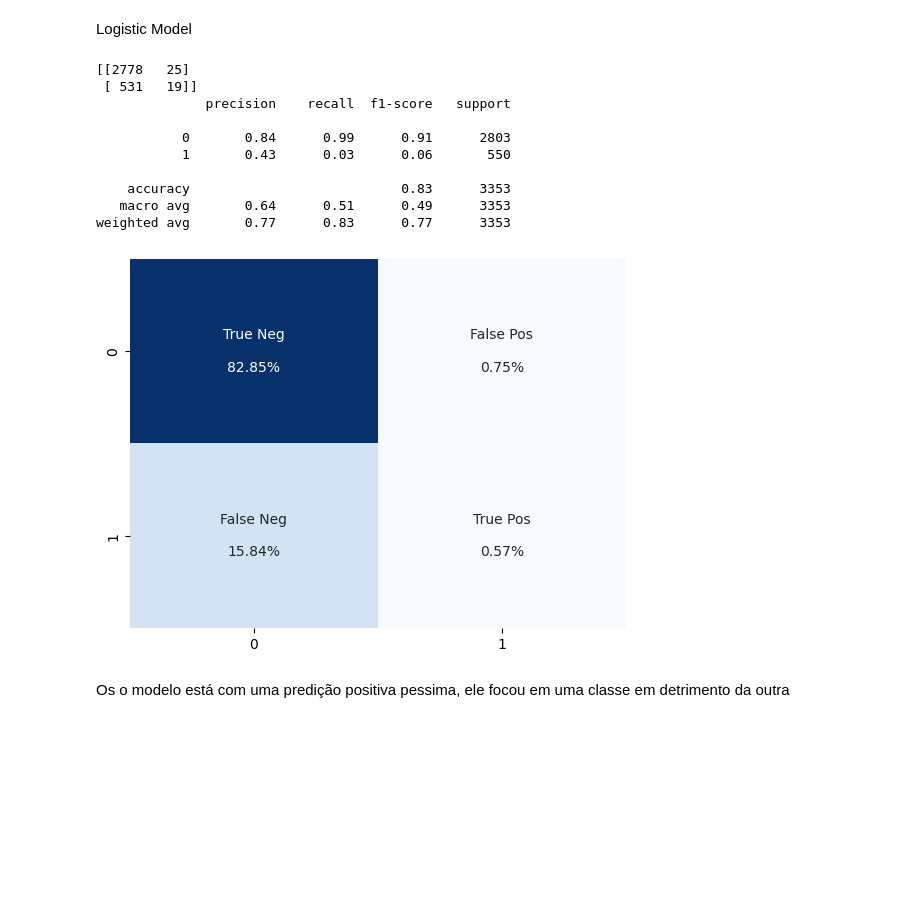
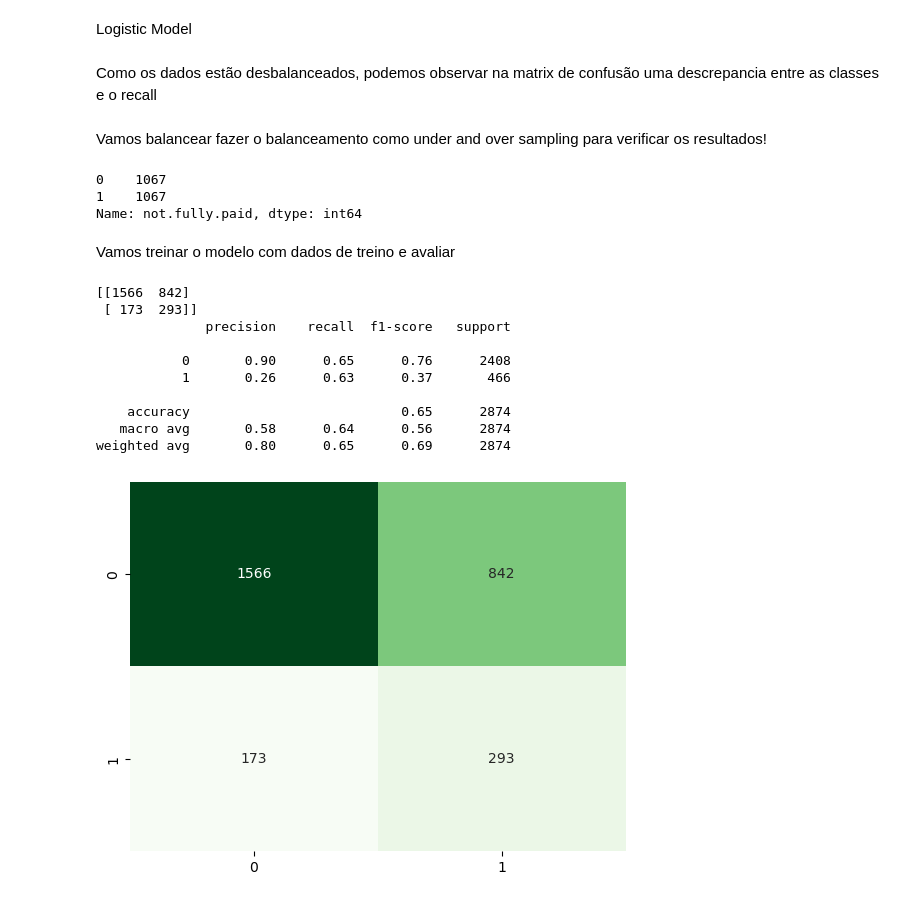
Before and after one commit to 7131HDMC/loan_risk, a Jupyter notebook: loan_risk.ipynb, the cells around one changed output. Drawn from its saved outputs; the diff is of its cells as text; code cells hidden in the pictures; blank space fills up the shorter version.

Commit message:
Test under-sampling with logistic and xgboost model to improve model

```diff
--- a/Projeto árvores de decisão e florestas aleatórias.ipynb
+++ b/loan_risk.ipynb
@@ -202,3 +203,10 @@ x_train, x_valid, y_train, y_valid = train_test_split(x, y, test_size=0.35)
+# %%
+features = df_final.columns[(df_final.columns != 'not.fully.paid')]
+
+x = df_final[features]
+y = df_final["not.fully.paid"]
+
+x_train, x_valid, y_train, y_valid = train_test_split(x, y, test_size=0.3, random_state=42)
 # %% [markdown]
 Function
 # %%
@@ -214,7 +222,7 @@ def confusion_matrix_heatmap(conf_mx, cmap="Blues", t_focus=True):
     if t_focus:
         off_diag_mask = np.fliplr(np.eye(*conf_mx.shape, dtype=bool))
 
-    map_sns = sns.heatmap(conf_mx, annot=labels, fmt="",  cmap=cmap, cbar=False,  mask=off_diag_mask)
+    map_sns = sns.heatmap(conf_mx, annot=True, fmt="",  cmap=cmap, cbar=False,  mask=off_diag_mask)
     # map_sns.set_yticklabels(map_sns.get_yticklabels(), va='center')
     # map_sns.patch.set_facecolor('green')
     # map_sns.patch.set_edgecolor('white')
@@ -222,11 +230,11 @@ def confusion_matrix_heatmap(conf_mx, cmap="Blues", t_focus=True):
 
     plt.show()
 
-def model_valid_report(model, y, pred, t_focus):
+def model_valid_report(model, y, pred, t_focus=True):
     conf_mx = confusion_matrix(y, pred)
     clf_report = classification_report(y, pred)
 
     print(conf_mx)
     print(clf_report)
 
-    confusion_matrix_heatmap(conf_mx, cmap="Blues",  t_focus=t_focus)
+    confusion_matrix_heatmap(conf_mx, cmap="Greens",  t_focus=t_focus)
@@ -235,6 +240,0 @@ Random Forest Classifier Model
-# %%
-rfc_model = RandomForestClassifier(n_estimators=20, n_jobs=-1, random_state=0)
-rfc_model.fit(x_train, y_train)
-
-preds_rfc = rfc_model.predict(x_valid)
-model_valid_report(rfc_model, y_valid, preds_rfc)
@@ -256,22 +241,34 @@ weighted avg       0.77      0.83      0.77      3353
 # %% [markdown]
 Logistic Model
+# %% [markdown]
+Como os dados estão desbalanceados, podemos observar na matrix de confusão uma descrepancia entre as classes e o recall
+# %% [markdown]
+Vamos balancear fazer o balanceamento como under and over sampling para verificar os resultados!
+# %%
+rus = RandomUnderSampler(sampling_strategy='not minority', random_state=42)
+x_train_res, y_train_res = rus.fit_resample(x_train, y_train)
+
+print(pd.Series(y_train_res).value_counts())
+# %% [output]
+0    1067
+1    1067
+Name: not.fully.paid, dtype: int64
+# %% [markdown]
+Vamos treinar o modelo com dados de treino e avaliar
 # %%
-log_model = LogisticRegression()
-log_model.fit(x_train, y_train)
-
-preds_log = rfc_model.predict(x_valid)
+log_model = LogisticRegression(solver="newton-cholesky", multi_class="ovr")
+log_model.fit(x_train_res, y_train_res)
+preds_log= log_model.predict(x_valid)
 model_valid_report(log_model, y_valid, preds_log, t_focus=False)
 # %% [output]
-[[2778   25]
- [ 531   19]]
+[[1566  842]
+ [ 173  293]]
               precision    recall  f1-score   support
 
-           0       0.84      0.99      0.91      2803
-           1       0.43      0.03      0.06       550
+           0       0.90      0.65      0.76      2408
+           1       0.26      0.63      0.37       466
 
-    accuracy                           0.83      3353
-   macro avg       0.64      0.51      0.49      3353
-weighted avg       0.77      0.83      0.77      3353
+    accuracy                           0.65      2874
+   macro avg       0.58      0.64      0.56      2874
+weighted avg       0.80      0.65      0.69      2874
-[figure, old version]
+[figure, new version]
-# %% [markdown]
-Os o modelo está com uma predição positiva pessima, ele focou em uma classe em detrimento da outra
```
Also changed, not shown: parts of 16 cells of this notebook.
